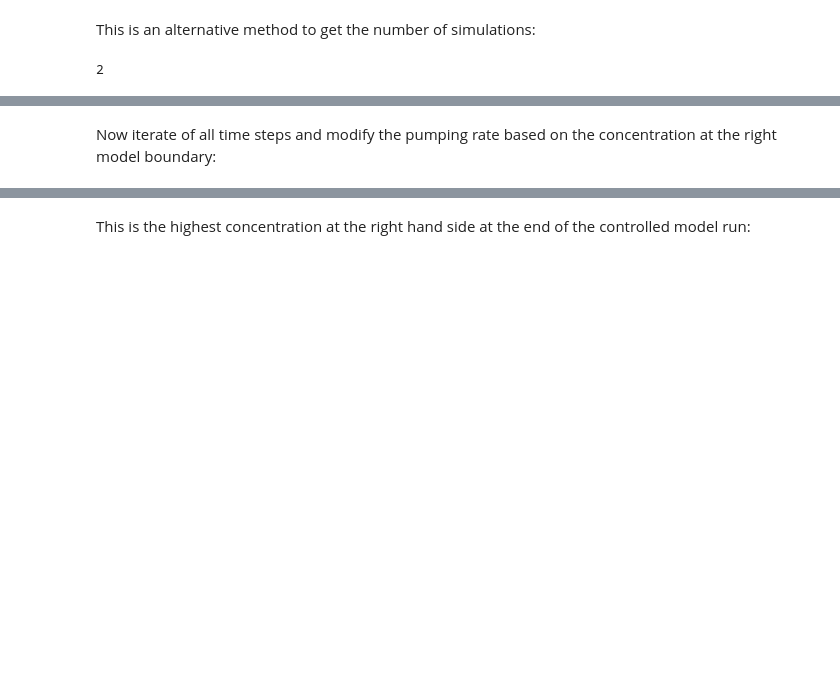
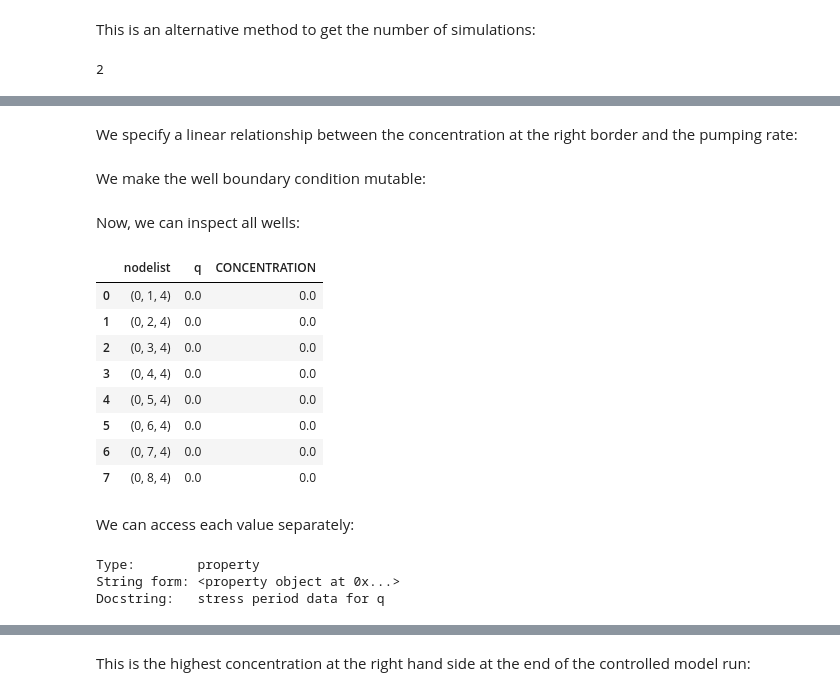
Before and after one commit to hydrocomputing/pymf6, a Jupyter notebook: doc/examples/simple_transport/Controlled_Simple_Transport.ipynb, the cells around one changed output, grey strips where cells are left out. Cells and saved outputs as stored; diff of their text form; code cells hidden in the pictures; blank space fills up the shorter version.

```diff
--- a/doc/examples/simple_transport/Controlled_Simple_Transport.ipynb
+++ b/doc/examples/simple_transport/Controlled_Simple_Transport.ipynb
@@ -21,7 +25,7 @@ create_model(model_path_controlled, name)
 # %% [markdown]
 Now, we can inspect the model by instantiating `MF6` form `pymf6`:
 # %%
-mf6 = MF6(model_path_controlled + '/mfsim.nam', use_modflow_api=False)
+mf6 = MF6(model_path_controlled + '/mfsim.nam', use_modflow_api=True)
 # %% [markdown]
 We can access the simulations:
 # %%
@@ -91,3 +84,9 @@ and the pumping rate:
+# %%
+gwf = mf6.models['gwf6']
+gwt = mf6.models['gwt6']
+# %% [markdown]
+We specify a linear relationship between the concentration at the right border
+and the pumping rate:
 # %%
 concs_rates = [
     (2.5, -0.6),
@@ -99,4 +98,27 @@ concs_rates = [
 ]
 # %% [markdown]
-Now iterate of all time steps and modify the pumping rate based on the
-concentration at the right model boundary:
+We make the well boundary condition mutable:
+# %%
+wel = create_mutable_bc(gwf.wel)
+# %% [markdown]
+Now, we can inspect all wells:
+# %%
+wel
+# %% [output]
+|  | nodelist | q | CONCENTRATION |
+| 0 | (0, 1, 4) | 0.0 | 0.0 |
+| 1 | (0, 2, 4) | 0.0 | 0.0 |
+| 2 | (0, 3, 4) | 0.0 | 0.0 |
+| 3 | (0, 4, 4) | 0.0 | 0.0 |
+| 4 | (0, 5, 4) | 0.0 | 0.0 |
+| 5 | (0, 6, 4) | 0.0 | 0.0 |
+| 6 | (0, 7, 4) | 0.0 | 0.0 |
+| 7 | (0, 8, 4) | 0.0 | 0.0 |
+# %% [markdown]
+We can access each value separately:
+# %%
+wel.q?
+# %% [output]
+Type:        property
+String form: <property object at 0x...>
+Docstring:   stress period data for q
```
Also changed, not shown: parts of 18 cells of this notebook.
